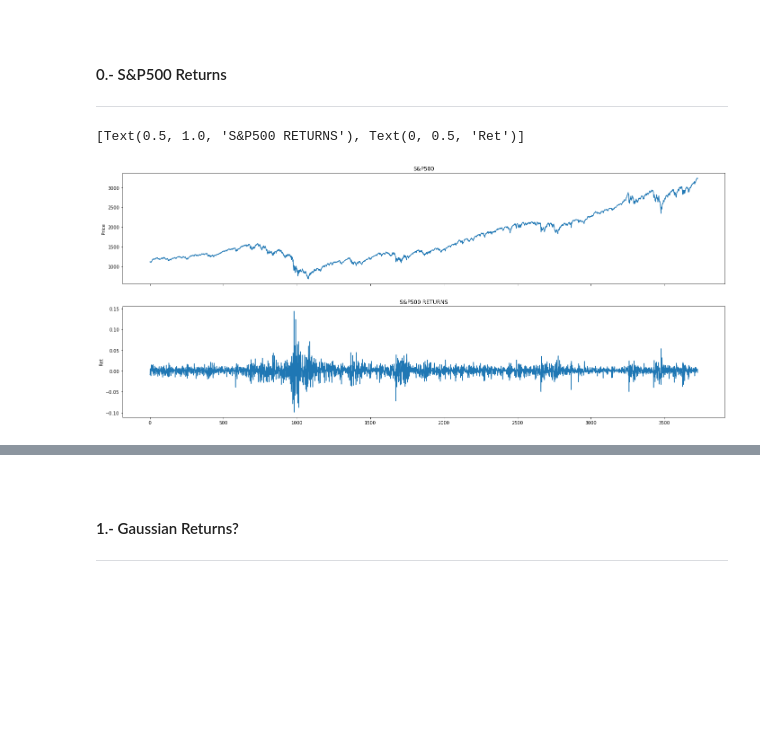
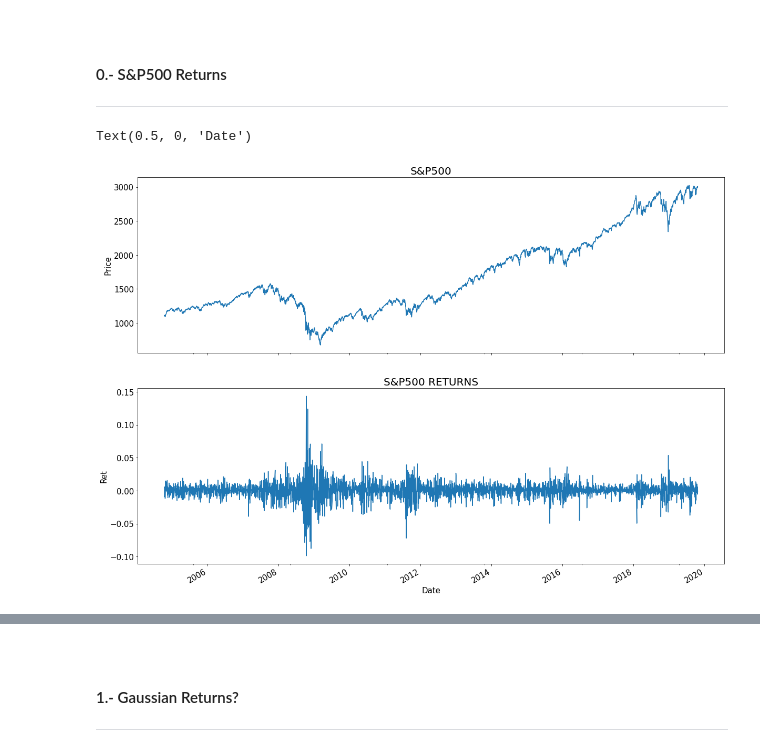
Before and after one commit to paulidl/Mid-bootcamp-project, a Jupyter notebook: Mid-bootcamp-project-main/Midproject_1.ipynb, the cells around one changed output, grey strips where cells are left out. Drawn from its saved outputs; the diff is of its cells as text; code cells hidden in the pictures; blank space fills up the shorter version.

```diff
--- a/Mid-bootcamp-project-main/Midproject_1.ipynb
+++ b/Mid-bootcamp-project-main/Midproject_1.ipynb
@@ -49,5 +61,5 @@ warnings.filterwarnings('ignore')
 # %%
-df = pd.read_excel("Midproject_dataset_pre_alt.xlsx")
+df = pd.read_excel("Midproject_dataset_fix.xlsx")
 pd.set_option('display.max_columns', None)
 df.head()
 # %% [output]
@@ -109,0 +167,3 @@ df.head()
+# %%
+# Set the date column as index.
+df.set_index("date", inplace = True)
@@ -140,12 +221,19 @@ df.head()
 # %%
 # Lets plot the S&P500 and its returns
 
-fig,ax = plt.subplots(2,1,figsize=(24,10),sharex=True)
-df.es.plot(ax=ax[0])
-ax[0].set(title='S&P500',ylabel = "Price")
+fig,ax = plt.subplots(2,1,figsize=(20,15),sharex=True)
 
-df["s&p500_ret"].plot(ax=ax[1])
-ax[1].set(title='S&P500 RETURNS',ylabel = "Ret")
+df.es.plot(ax=ax[0], fontsize=15)
+ax[0].set()
+ax[0].set_title("S&P500",fontsize=20)
+ax[0].set_ylabel("Price",fontsize=15)
+
+df["s&p500_ret"].plot(ax=ax[1], fontsize=15)
+ax[1].set()
+ax[1].set_title("S&P500 RETURNS",fontsize=20)
+ax[1].set_ylabel("Ret",fontsize=15)
+
+plt.xlabel('Date', fontsize=15)
 # %% [output]
-[Text(0.5, 1.0, 'S&P500 RETURNS'), Text(0, 0.5, 'Ret')]
+Text(0.5, 0, 'Date')
-[figure, old version]
+[figure, new version]
```
Also changed, not shown: parts of 42 cells of this notebook, 2 other files.
